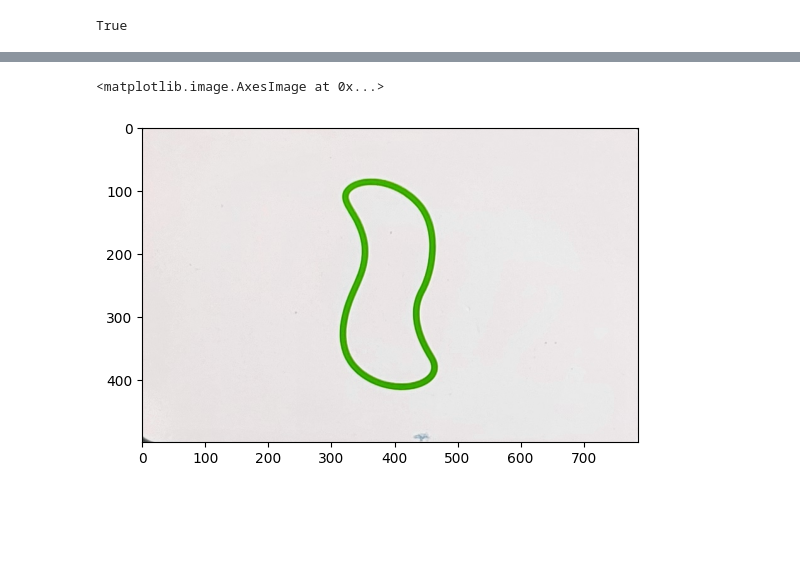
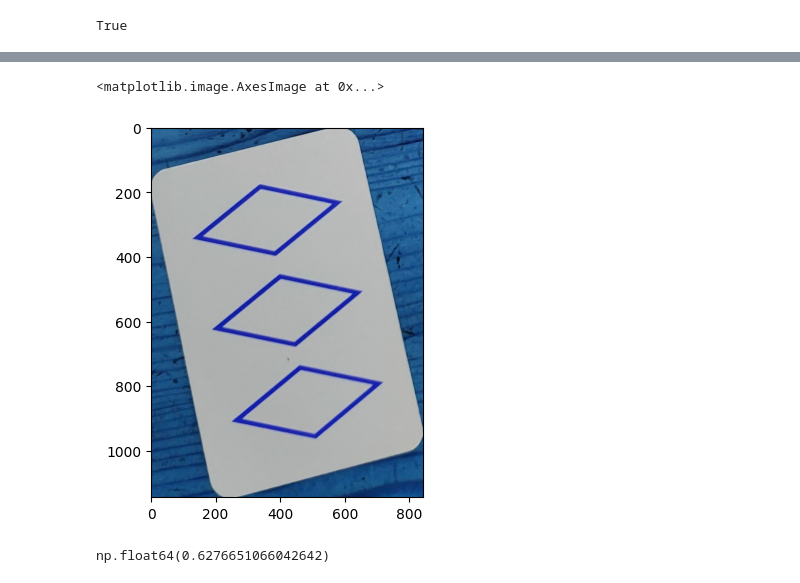
Before and after one commit to GeMixl/SetFinder, a Jupyter notebook: expl/recognize_cards_w_opencv.ipynb, the cells around one changed output, grey strips where cells are left out. Saved outputs shown, nothing was run; the diff lists cells and outputs as text; code cells hidden in the pictures; blank space fills up the shorter version.

```diff
--- a/expl/recognize_cards_w_opencv.ipynb
+++ b/expl/recognize_cards_w_opencv.ipynb
@@ -3,7 +3,7 @@ import numpy as np
 import cv2
 import matplotlib.pyplot as plt
 # %%
-img = cv2.imread("../samples/sample_3.jpg")
+img = cv2.imread("../uploads/raw_image.png")
 plt.imshow(img)
 # %% [output]
 <matplotlib.image.AxesImage at 0x...>
@@ -56,8 +62,10 @@ size = cv2.contourArea(cnts_sort[1])
 # %% [output]
 True
 # %%
-peri = cv2.arcLength(cnts_sort[8], True)
-approx = cv2.approxPolyDP(cnts_sort[8], 0.075*peri, True)
+# extract the 4 corners of a contour (in this example I chose contour #8,
+# which is a playing card)
+peri = cv2.arcLength(cnts_sort[1], True)
+approx = cv2.approxPolyDP(cnts_sort[1], 0.075*peri, True)
 approx = np.squeeze(approx, axis = 1)
 approx
 # %% [output]
@@ -75,6 +84,6 @@ topLeft, bottomRight
 # %%
 d = np.diff(approx, axis = -1)
-topRight = approx[np.argmax(d)]
-bottomLeft = approx[np.argmin(d)]
+bottomLeft = approx[np.argmax(d)]
+topRight = approx[np.argmin(d)]
 topRight, bottomLeft
 # %% [output]
@@ -99,7 +119,17 @@ np.int32(1098)
 # %%
-tmp_img = img[np.min(approx_sorted[:,1]):np.max(approx_sorted[:,1]),
-              np.min(approx_sorted[:,0]):np.max(approx_sorted[:,0])]
+# cut out the playing card from the original imageand save it to tmp_img
+#tmp_img = img[np.min(approx_sorted[:,1]):np.max(approx_sorted[:,1]),
+#              np.min(approx_sorted[:,0]):np.max(approx_sorted[:,0])]
+tmp_img = img[min(topLeft[1], topRight[1]):max(bottomLeft[1], bottomRight[1]),
+              min(topLeft[0], bottomLeft[0]):max(topRight[0], bottomRight[0])]
+#tmp_img = img[topLeft[1]:bottomRight[1], topLeft[0]:bottomRight[0]]
 plt.imshow(tmp_img)
 # %% [output]
 <matplotlib.image.AxesImage at 0x...>
-[figure, old version]
+[figure, new version]
+# %%
+x_len = np.mean(np.diff(np.array([[topLeft[0], topRight[0]],[bottomLeft[0], bottomRight[0]]])))
+y_len = np.mean(np.diff(np.array([[topLeft[1], bottomLeft[1]],[topRight[1], bottomRight[1]]])))
+x_len / y_len
+# %% [output]
+np.float64(0.6276651066042642)
```
Also changed, not shown: parts of 25 cells of this notebook, 12 other files.
